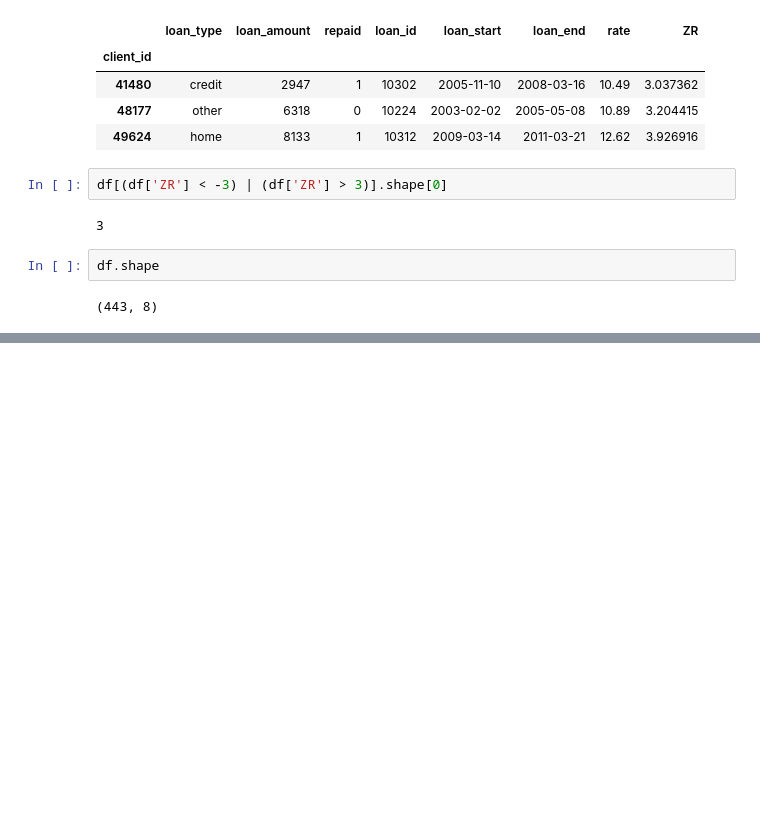
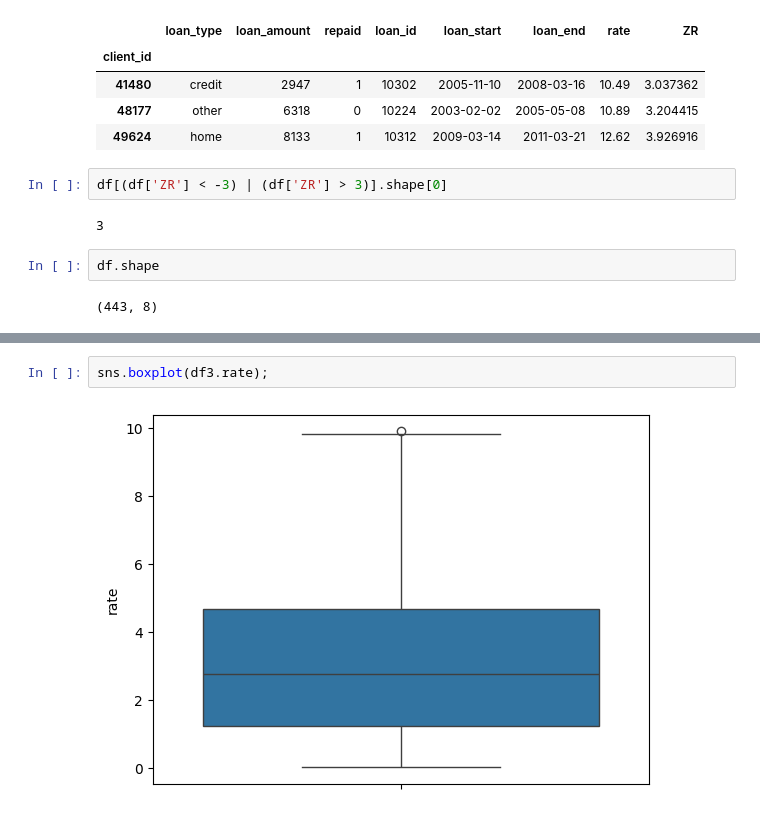
Before and after one commit to docroch/learning-data-science, a Jupyter notebook: data-preparation/loans.ipynb, the cells around one changed output, grey strips where cells are left out. Saved outputs shown, nothing was run; the diff lists cells and outputs as text; blank space fills up the shorter version.

```diff
--- a/data-preparation/loans.ipynb
+++ b/data-preparation/loans.ipynb
@@ -390,0 +400,4 @@ df.shape
+# %%
+sns.boxplot(df3.rate);
+# %% [output]
+[figure, added]
```
Also changed, not shown: parts of 13 cells of this notebook.
